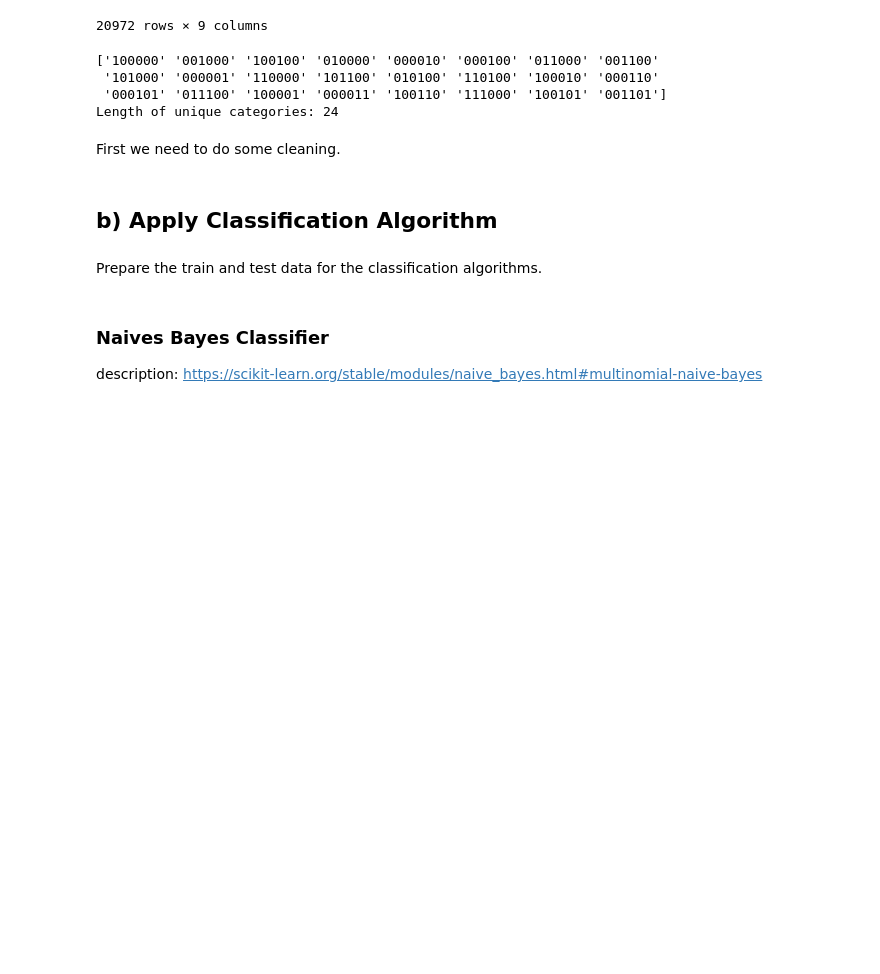
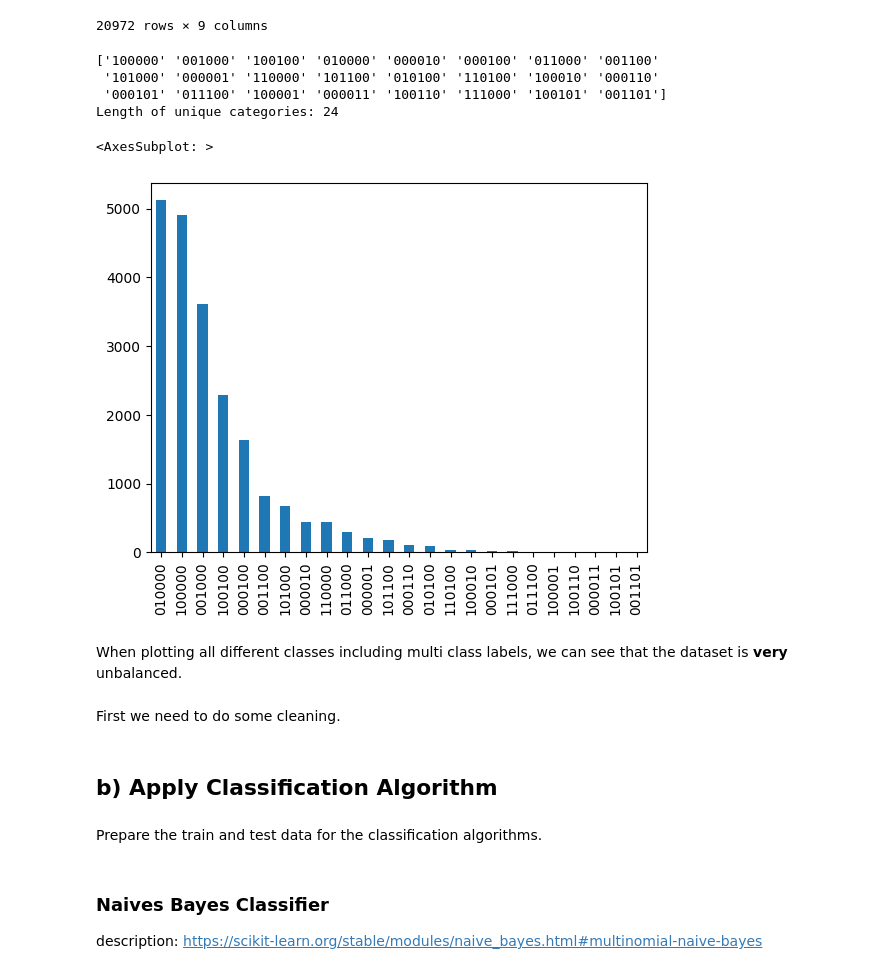
Before and after one commit to Falk358/data_science, a Jupyter notebook: sheet08/dea08_exercise1.ipynb, the cells around one changed output. Drawn from its saved outputs; the diff is of its cells as text; code cells hidden in the pictures; blank space fills up the shorter version.

```diff
--- a/sheet08/dea08_exercise1.ipynb
+++ b/sheet08/dea08_exercise1.ipynb
@@ -72,6 +72,13 @@ print(f'Length of unique categories: {len(labels)}')
  '101000' '000001' '110000' '101100' '010100' '110100' '100010' '000110'
  '000101' '011100' '100001' '000011' '100110' '111000' '100101' '001101']
 Length of unique categories: 24
+# %%
+df.category.value_counts().plot(kind="bar")
+# %% [output]
+<AxesSubplot: >
+[figure, added]
+# %% [markdown]
+When plotting all different classes including multi class labels, we can see that the dataset is **very** unbalanced.
 # %% [markdown]
 First we need to do some cleaning.
 # %%
```
Also changed, not shown: parts of 1 cell of this notebook.
